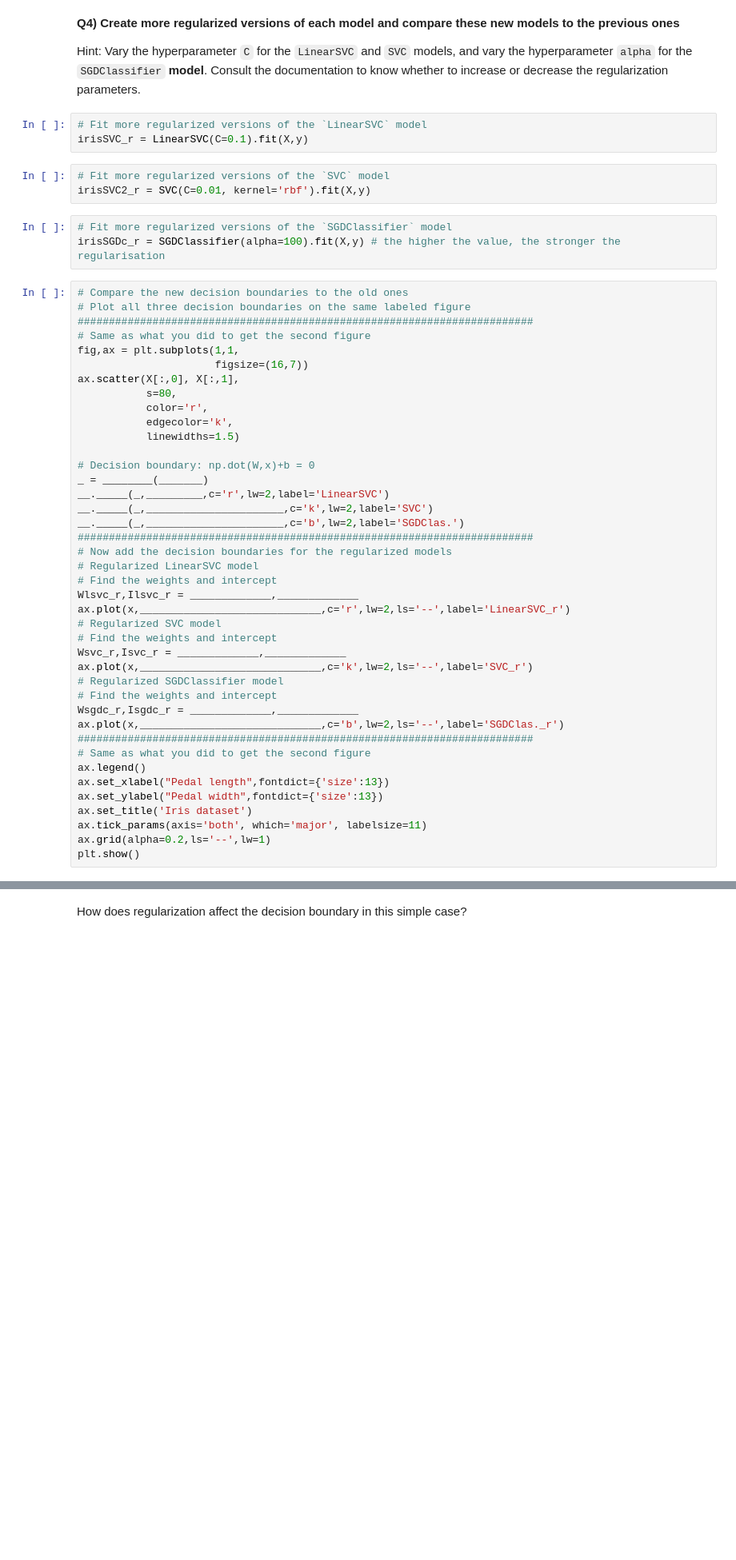
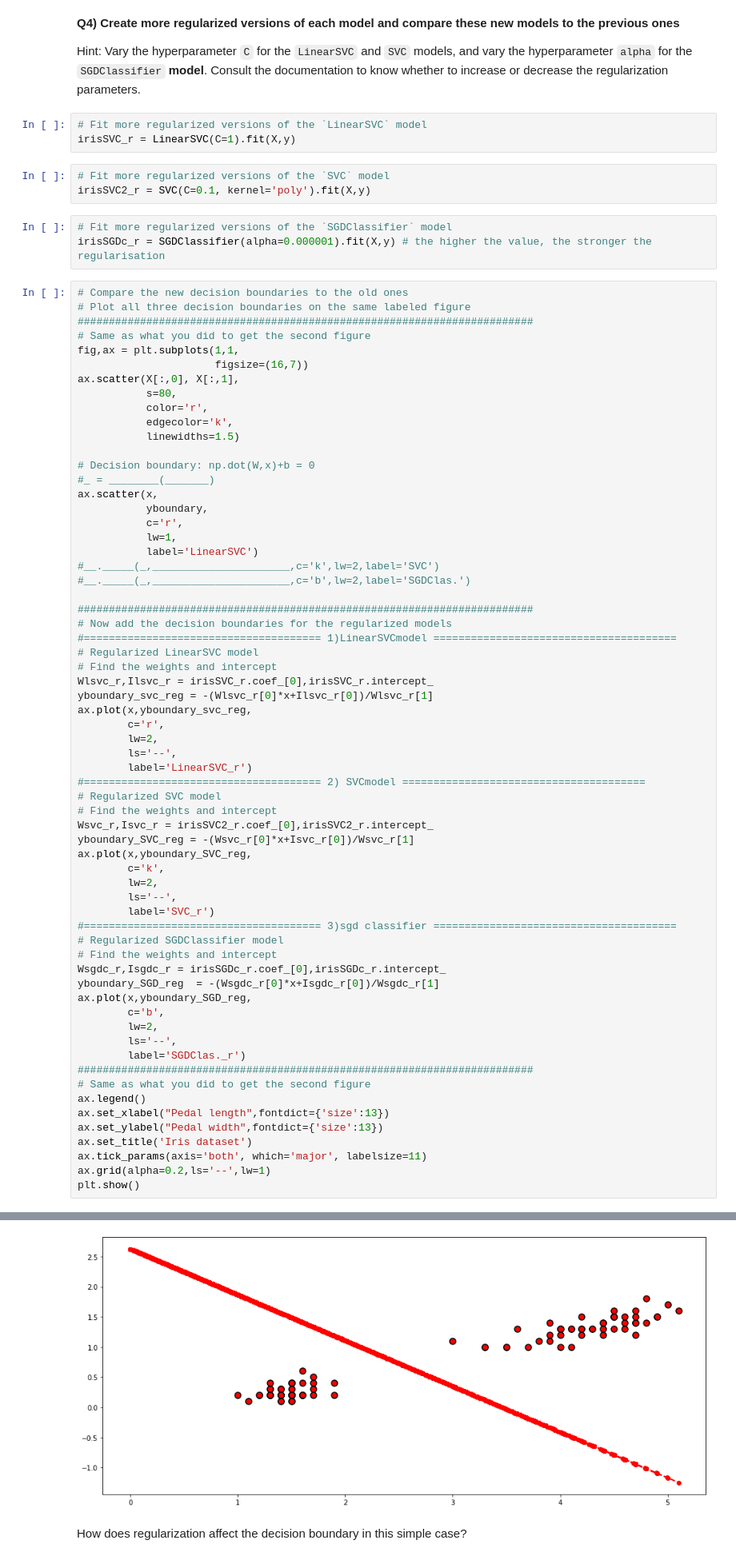
Before and after one commit to Etienne-98/2022_ML_EES, a Jupyter notebook: Labs/S2_1_SVM.ipynb, the cells around one changed output, grey strips where cells are left out. Shown at 80% size. Saved outputs shown, nothing was run; the diff lists cells and outputs as text; blank space fills up the shorter version.

```diff
--- a/Labs/S2_1_SVM.ipynb
+++ b/Labs/S2_1_SVM.ipynb
@@ -224,13 +236,13 @@ plt.show()
 Hint: Vary the hyperparameter `C` for the `LinearSVC` and `SVC` models, and vary the hyperparameter `alpha` for the `SGDClassifier` **model**. Consult the documentation to know whether to increase or decrease the regularization parameters.
 # %%
 # Fit more regularized versions of the `LinearSVC` model
-irisSVC_r = LinearSVC(C=0.1).fit(X,y)
+irisSVC_r = LinearSVC(C=1).fit(X,y)
 # %%
 # Fit more regularized versions of the `SVC` model
-irisSVC2_r = SVC(C=0.01, kernel='rbf').fit(X,y)
+irisSVC2_r = SVC(C=0.1, kernel='poly').fit(X,y)
 # %%
 # Fit more regularized versions of the `SGDClassifier` model
-irisSGDc_r = SGDClassifier(alpha=100).fit(X,y) # the higher the value, the stronger the regularisation
+irisSGDc_r = SGDClassifier(alpha=0.000001).fit(X,y) # the higher the value, the stronger the regularisation
 # %%
 # Compare the new decision boundaries to the old ones
 # Plot all three decision boundaries on the same labeled figure
@@ -245,24 +257,47 @@ ax.scatter(X[:,0], X[:,1],
            linewidths=1.5)
 
 # Decision boundary: np.dot(W,x)+b = 0
-_ = ________(_______)
-__._____(_,_________,c='r',lw=2,label='LinearSVC')
-__._____(_,______________________,c='k',lw=2,label='SVC')
-__._____(_,______________________,c='b',lw=2,label='SGDClas.')
+#_ = ________(_______)
+ax.scatter(x,
+           yboundary,
+           c='r',
+           lw=1,
+           label='LinearSVC')
+#__._____(_,______________________,c='k',lw=2,label='SVC')
+#__._____(_,______________________,c='b',lw=2,label='SGDClas.')
+
 #########################################################################
 # Now add the decision boundaries for the regularized models
+#====================================== 1)LinearSVCmodel =======================================
 # Regularized LinearSVC model
 # Find the weights and intercept
-Wlsvc_r,Ilsvc_r = _____________,_____________
-ax.plot(x,_____________________________,c='r',lw=2,ls='--',label='LinearSVC_r')
+Wlsvc_r,Ilsvc_r = irisSVC_r.coef_[0],irisSVC_r.intercept_
+yboundary_svc_reg = -(Wlsvc_r[0]*x+Ilsvc_r[0])/Wlsvc_r[1]
+ax.plot(x,yboundary_svc_reg,
+        c='r',
+        lw=2,
+        ls='--',
+        label='LinearSVC_r')
+#====================================== 2) SVCmodel =======================================
 # Regularized SVC model
 # Find the weights and intercept
-Wsvc_r,Isvc_r = _____________,_____________
-ax.plot(x,_____________________________,c='k',lw=2,ls='--',label='SVC_r')
+Wsvc_r,Isvc_r = irisSVC2_r.coef_[0],irisSVC2_r.intercept_
+yboundary_SVC_reg = -(Wsvc_r[0]*x+Isvc_r[0])/Wsvc_r[1]
+ax.plot(x,yboundary_SVC_reg,
+        c='k',
+        lw=2,
+        ls='--',
+        label='SVC_r')
+#====================================== 3)sgd classifier =======================================
 # Regularized SGDClassifier model
 # Find the weights and intercept
-Wsgdc_r,Isgdc_r = _____________,_____________
-ax.plot(x,_____________________________,c='b',lw=2,ls='--',label='SGDClas._r')
+Wsgdc_r,Isgdc_r = irisSGDc_r.coef_[0],irisSGDc_r.intercept_
+yboundary_SGD_reg  = -(Wsgdc_r[0]*x+Isgdc_r[0])/Wsgdc_r[1]
+ax.plot(x,yboundary_SGD_reg,
+        c='b',
+        lw=2,
+        ls='--',
+        label='SGDClas._r')
 #########################################################################
 # Same as what you did to get the second figure
 ax.legend()
@@ -272,3 +307,4 @@ ax.set_title('Iris dataset')
 ax.tick_params(axis='both', which='major', labelsize=11)
 ax.grid(alpha=0.2,ls='--',lw=1)
 plt.show()
+# %% [output]
@@ -275,3 +312,4 @@ plt.show()
+[figure, added]
 # %% [markdown]
 How does regularization affect the decision boundary in this simple case?
 # %% [markdown]
```
Also changed, not shown: parts of 2 cells of this notebook.
